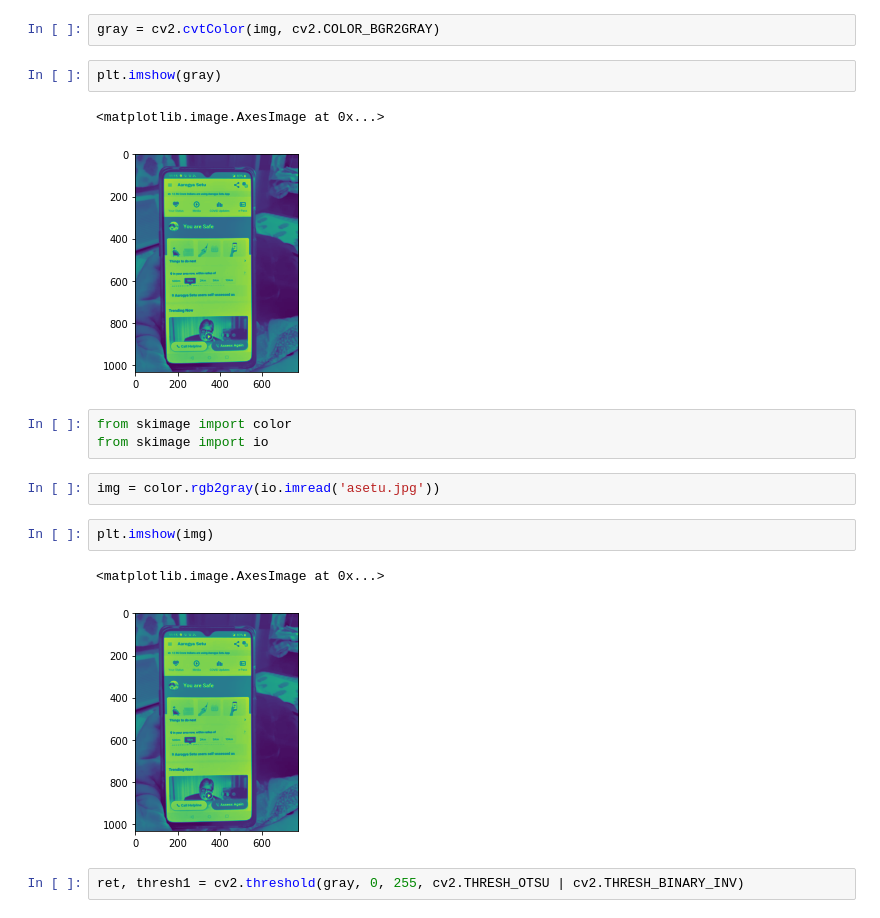
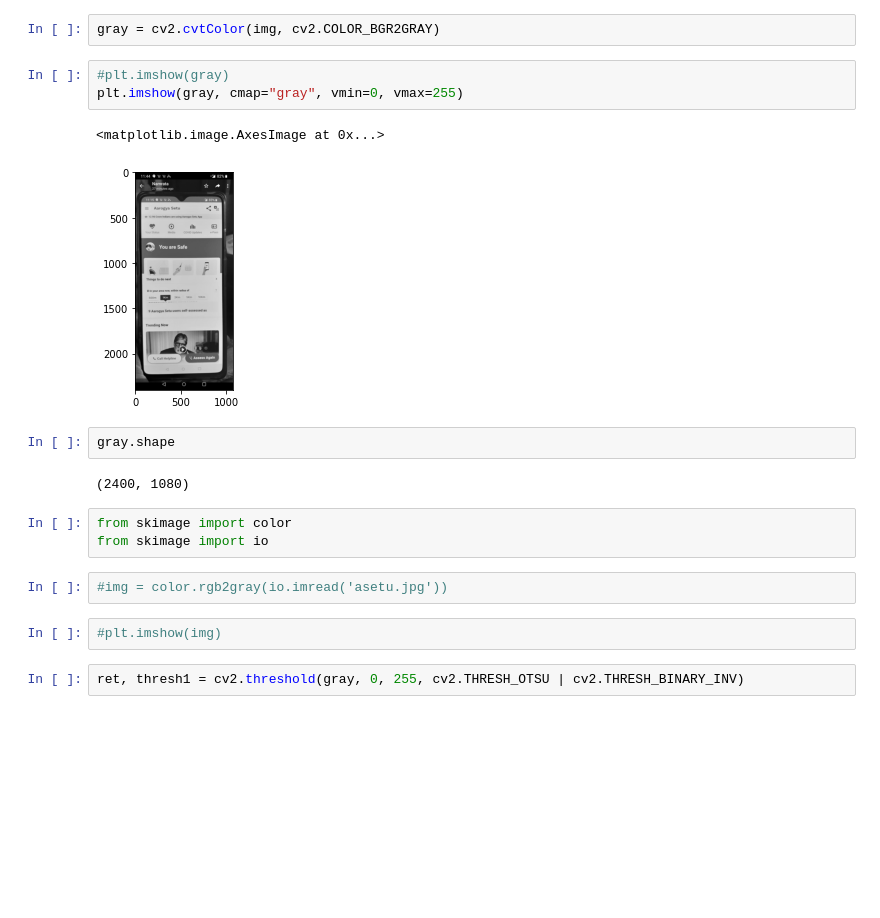
Before and after one commit to ajayks1974/learn_tools_tech, a Jupyter notebook: cv/ocr.ipynb, the cells around one changed output. Saved outputs shown, nothing was run; the diff lists cells and outputs as text; blank space fills up the shorter version.

```diff
--- a/cv/ocr.ipynb
+++ b/cv/ocr.ipynb
@@ -70,19 +74,21 @@ plt.imshow(img)
 # %%
 gray = cv2.cvtColor(img, cv2.COLOR_BGR2GRAY)
-# %%
-plt.imshow(gray)
-# %% [output]
-<matplotlib.image.AxesImage at 0x...>
-[figure, removed]
+# %%
+#plt.imshow(gray)
+plt.imshow(gray, cmap="gray", vmin=0, vmax=255)
+# %% [output]
+<matplotlib.image.AxesImage at 0x...>
+[figure, added]
+# %%
+gray.shape
+# %% [output]
+(2400, 1080)
 # %%
 from skimage import color
 from skimage import io
 # %%
-img = color.rgb2gray(io.imread('asetu.jpg'))
+#img = color.rgb2gray(io.imread('asetu.jpg'))
 # %%
-plt.imshow(img)
+#plt.imshow(img)
-# %% [output]
-<matplotlib.image.AxesImage at 0x...>
-[figure, removed]
 # %%
 ret, thresh1 = cv2.threshold(gray, 0, 255, cv2.THRESH_OTSU | cv2.THRESH_BINARY_INV)
```
Also changed, not shown: parts of 10 cells of this notebook.
